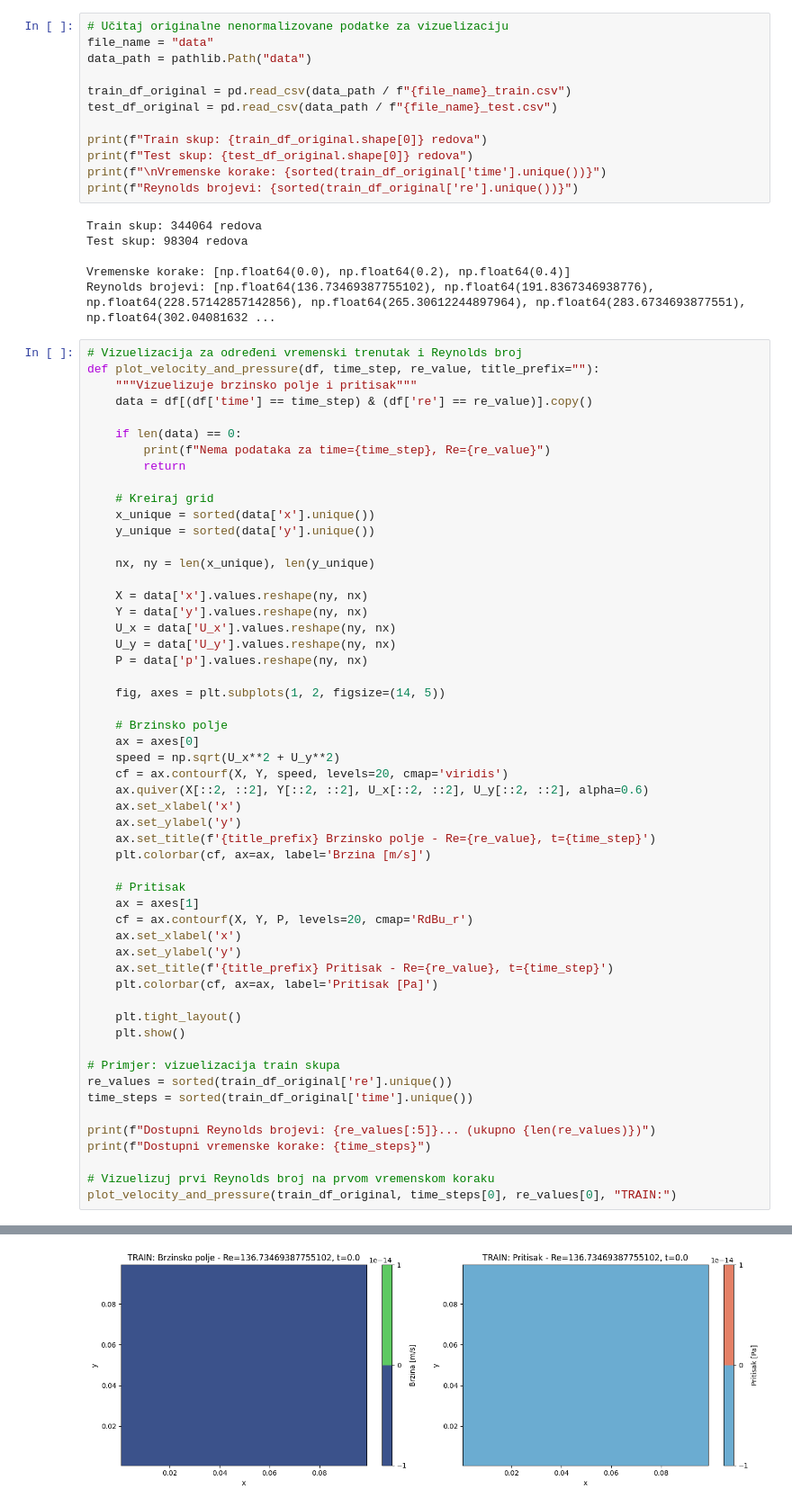
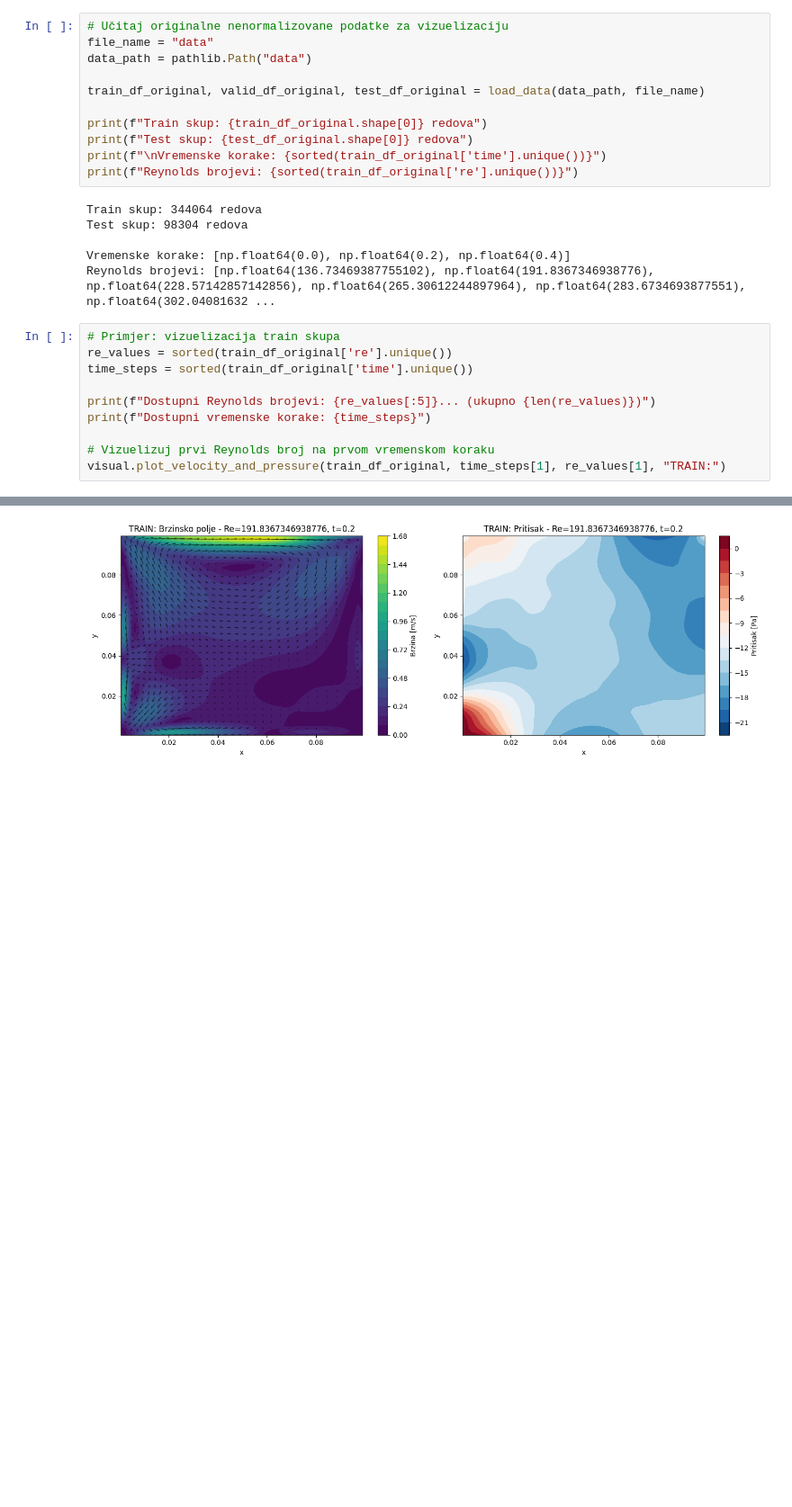
Before and after one commit to flalovic/PINN-for-Simulating-2D-Incompressible-Fluid-Dynamics, a Jupyter notebook: main.ipynb, the cells around one changed output, grey strips where cells are left out. Shown at 90% size. Drawn from its saved outputs; the diff is of its cells as text; blank space fills up the shorter version.

```diff
--- a/main.ipynb
+++ b/main.ipynb
@@ -286,8 +127,7 @@ PINN(
 file_name = "data"
 data_path = pathlib.Path("data")
 
-train_df_original = pd.read_csv(data_path / f"{file_name}_train.csv")
-test_df_original = pd.read_csv(data_path / f"{file_name}_test.csv")
+train_df_original, valid_df_original, test_df_original = load_data(data_path, file_name)
 
 print(f"Train skup: {train_df_original.shape[0]} redova")
 print(f"Test skup: {test_df_original.shape[0]} redova")
@@ -300,62 +140,18 @@ Test skup: 98304 redova
 Vremenske korake: [np.float64(0.0), np.float64(0.2), np.float64(0.4)]
 Reynolds brojevi: [np.float64(136.73469387755102), np.float64(191.8367346938776), np.float64(228.57142857142856), np.float64(265.30612244897964), np.float64(283.6734693877551), np.float64(302.04081632 ...
 # %%
-# Vizuelizacija za određeni vremenski trenutak i Reynolds broj
-def plot_velocity_and_pressure(df, time_step, re_value, title_prefix=""):
-    """Vizuelizuje brzinsko polje i pritisak"""
-    data = df[(df['time'] == time_step) & (df['re'] == re_value)].copy()
-
-    if len(data) == 0:
-        print(f"Nema podataka za time={time_step}, Re={re_value}")
-        return
-
-    # Kreiraj grid
-    x_unique = sorted(data['x'].unique())
-    y_unique = sorted(data['y'].unique())
-
-    nx, ny = len(x_unique), len(y_unique)
-
-    X = data['x'].values.reshape(ny, nx)
-    Y = data['y'].values.reshape(ny, nx)
-    U_x = data['U_x'].values.reshape(ny, nx)
-    U_y = data['U_y'].values.reshape(ny, nx)
-    P = data['p'].values.reshape(ny, nx)
-
-    fig, axes = plt.subplots(1, 2, figsize=(14, 5))
-
-    # Brzinsko polje
-    ax = axes[0]
-    speed = np.sqrt(U_x**2 + U_y**2)
-    cf = ax.contourf(X, Y, speed, levels=20, cmap='viridis')
-    ax.quiver(X[::2, ::2], Y[::2, ::2], U_x[::2, ::2], U_y[::2, ::2], alpha=0.6)
-    ax.set_xlabel('x')
-    ax.set_ylabel('y')
-    ax.set_title(f'{title_prefix} Brzinsko polje - Re={re_value}, t={time_step}')
-    plt.colorbar(cf, ax=ax, label='Brzina [m/s]')
-
-    # Pritisak
-    ax = axes[1]
-    cf = ax.contourf(X, Y, P, levels=20, cmap='RdBu_r')
-    ax.set_xlabel('x')
-    ax.set_ylabel('y')
-    ax.set_title(f'{title_prefix} Pritisak - Re={re_value}, t={time_step}')
-    plt.colorbar(cf, ax=ax, label='Pritisak [Pa]')
-
-    plt.tight_layout()
-    plt.show()
-
 # Primjer: vizuelizacija train skupa
 re_values = sorted(train_df_original['re'].unique())
 time_steps = sorted(train_df_original['time'].unique())
 
 print(f"Dostupni Reynolds brojevi: {re_values[:5]}... (ukupno {len(re_values)})")
 print(f"Dostupni vremenske korake: {time_steps}")
 
 # Vizuelizuj prvi Reynolds broj na prvom vremenskom koraku
-plot_velocity_and_pressure(train_df_original, time_steps[0], re_values[0], "TRAIN:")
+visual.plot_velocity_and_pressure(train_df_original, time_steps[1], re_values[1], "TRAIN:")
 # %% [output]
 Dostupni Reynolds brojevi: [np.float64(136.73469387755102), np.float64(191.8367346938776), np.float64(228.57142857142856), np.float64(265.30612244897964), np.float64(283.6734693877551)]... (ukupno 28)
 Dostupni vremenske korake: [np.float64(0.0), np.float64(0.2), np.float64(0.4)]
-[figure, old version]
+[figure, new version]
 # %%
 # Vizuelizacija evolucije kroz vrijeme za fiksni Reynolds broj
```
Also changed, not shown: parts of 25 cells of this notebook, 9 other files.
